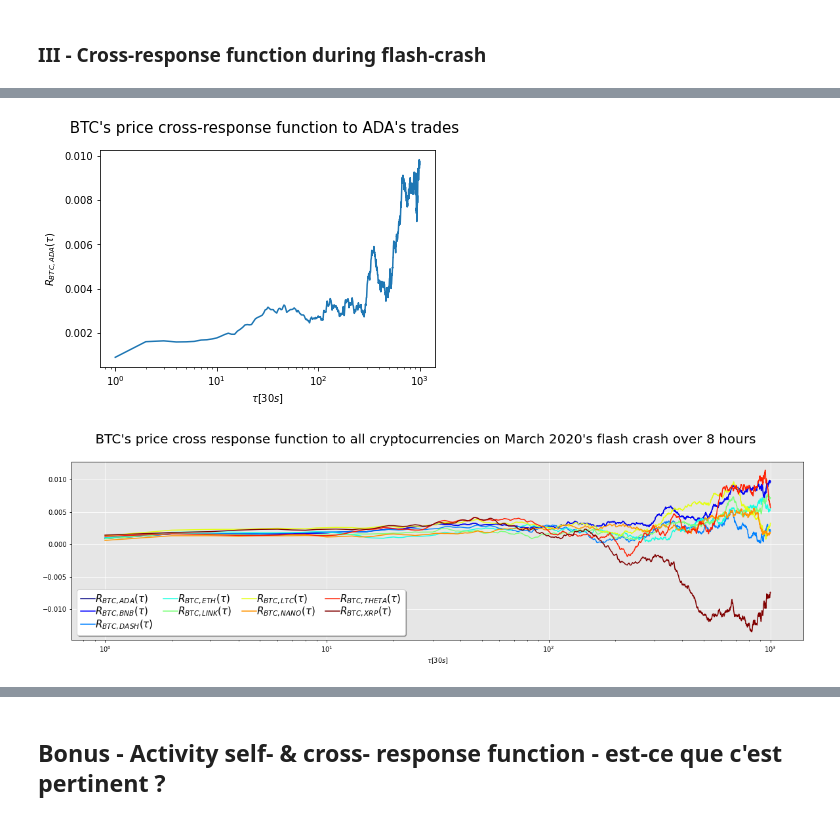
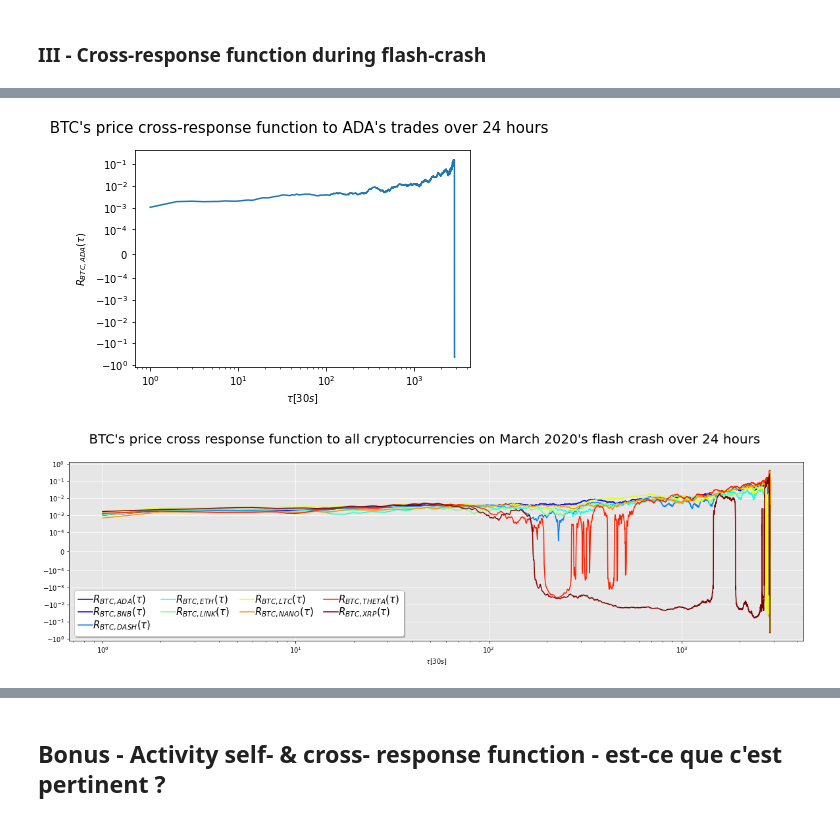
Before and after one commit to lpdbrx/FIN525-Bitcoin-Impact, a Jupyter notebook: Cross Cryptocurrency Response Function.ipynb, the cells around one changed output, grey strips where cells are left out. Cells and saved outputs as stored; diff of their text form; code cells hidden in the pictures.

```diff
--- a/Cross Cryptocurrency Response Function.ipynb
+++ b/Cross Cryptocurrency Response Function.ipynb
@@ -618,7 +630,7 @@ We can see that the bitcoin suffered two successive flash crashes between the 12
 fig, axs = plt.subplots(nrows=10, ncols=1, figsize=(20, 50), sharex=True)
 
 for i in range(len(axs)):
-    relevant_df = dataframe_range_dates(dfs[i], '2020-03-12 00:00:00', '2020-03-13 10:00:00')
+    relevant_df = dataframe_range_dates(dfs[i], '2020-03-12 06:00:00', '2020-03-13 06:00:00')
     axs[i].plot(relevant_df.index, relevant_df['mid_price'])
     axs[i].grid(which='major', axis='both', color='w')
     axs[i].set_facecolor((0.9,0.9,0.9))
@@ -626,7 +638,7 @@ for i in range(len(axs)):
     #axs[i].set_ylabel('Midprice')
 plt.xticks(rotation=40)
 plt.subplots_adjust(hspace = 0.4)
-title = ' ' + "All mid-prices on March 2020's flash crash "
+title = ' ' + "All mid-prices on March 12th-13th 2020's flash crash "
 fig.suptitle(title, fontsize=30, y=0.91)
 plt.savefig('images/'+title+'.png', dpi=300)
 plt.show()
@@ -643,9 +655,9 @@ flash_crash_dfs = [dataframe_range_dates(df, '2020-03-12 00:00:00', '2020-03-13
 # %%
 # Computing the self-response functions for each cryptocurrency
-flas_crash_rs = [compute_self_response(df, tau_max = 1000, dtau = 1) for df in flash_crash_dfs]
+#flas_crash_rs = [compute_self_response(df, tau_max = 3000, dtau = 1) for df in flash_crash_dfs]
 
 # Plotting the self-response functions over 8 hours for each cryptocurrency
-taus=range(1,1000,1)
+taus=range(1,3000,1)
 fig, axs = plt.subplots(nrows=10, ncols=1, figsize=(20, 50))
 for i in range(len(axs)):
     axs[i].plot(taus, flas_crash_rs[i])
@@ -655,9 +667,10 @@ for i in range(len(axs)):
     #axs[i].set_ylabel(symbs[i]+ ' ' + r'$R(\tau)$')
     axs[i].set_ylabel(r'$R(\tau)$')
     axs[i].set_xlabel(r'$\tau[30s]$')
+    axs[i].set_yscale('symlog', linthresh=1e-4)
     axs[i].set_xscale('log')
 plt.subplots_adjust(hspace = 0.4)
-title = " All price self-response functions over 8 hours on March 2020's flash crash "
+title = " All price self-response functions on March 2020's flash crash over 24 hours"
 fig.suptitle(title, fontsize=30, y=0.91)
 plt.savefig('images/'+title+'.png', dpi=300)
 plt.show()
@@ -666,11 +679,11 @@ plt.show()
 # %% [markdown]
 ### III - Cross-response function during flash-crash
 # %%
-flash_crash_dfs = [dataframe_range_dates(df, '2020-03-12 00:00:00', '2020-03-13 10:00:00') for df in dfs]
+flash_crash_dfs = [dataframe_range_dates(df, '2020-03-12 06:00:00', '2020-03-13 06:00:00') for df in dfs]
 
 # Compute ADA's cross response function to BTC
-ada_btc_c_r = compute_cross_response(flash_crash_dfs[0], flash_crash_dfs[1], tau_max = 1000, dtau = 1)
+ada_btc_c_r = compute_cross_response(flash_crash_dfs[0], flash_crash_dfs[1], tau_max = 3000, dtau = 1)
 
 # Plot ADA's cross response function to BTC
-plot_cross_response_function(ada_btc_c_r, 0, 1, range(1,1000,1))
+plot_cross_response_function(ada_btc_c_r, 0, 1, range(1,3000,1), duration_string="24 hours", y_log_scale=True)
 # %% [output]
@@ -678,20 +691,20 @@ plot_cross_response_function(ada_btc_c_r, 0, 1, range(1,1000,1))
 # %%
 # Compute BTC's cross response function to ADA
-btc_ada_c_r = compute_cross_response(flash_crash_dfs[1], flash_crash_dfs[0], tau_max = 1000, dtau = 1)
+btc_ada_c_r = compute_cross_response(flash_crash_dfs[1], flash_crash_dfs[0], tau_max = 3000, dtau = 1)
 
 # Plot BTC's cross response function to ADA
-plot_cross_response_function(btc_ada_c_r, 1, 0, range(1,1000,1))
+plot_cross_response_function(btc_ada_c_r, 1, 0, range(1,3000,1), duration_string="24 hours", y_log_scale=True)
 # %% [output]
-[figure, old version]
+[figure, new version]
 # %%
 # Plot BTC's cross response function to all cryptocurrencies
 
 # Compute
-taus=range(1,1000,1)
+taus=range(1,3000,1)
 btc_c_rs = []
 for i in range(len(symbs)):
     if i!=1:
-        btc_c_r = compute_cross_response(flash_crash_dfs[1], flash_crash_dfs[i], tau_max = 1000, dtau = 1)
+        btc_c_r = compute_cross_response(flash_crash_dfs[1], flash_crash_dfs[i], tau_max = 3000, dtau = 1)
     btc_c_rs.append(btc_c_r)
 btc_c_rs = np.array(btc_c_rs)
 
@@ -700,35 +713,36 @@ fig, ax = plt.subplots(nrows=1, ncols=1, figsize=(20, 5))#, sharex=True)
 num_plots = 9
 colormap = plt.cm.gist_ncar
 plt.gca().set_prop_cycle(plt.cycler('color', plt.cm.jet(np.linspace(0, 1, num_plots))))
 ax.set_prop_cycle(plt.cycler('color', plt.cm.jet(np.linspace(0, 1, num_plots))))
 ax.grid(which='major', axis='both', color='w')
 ax.set_facecolor((0.9,0.9,0.9))
 ax.set_xlabel(r'$\tau[30s]$')
+ax.set_yscale('symlog',linthresh=1e-4)
 ax.set_xscale('log')
 labels = []
 
 # Iterating through each cryptocurrency
 for x in range(len(btc_c_rs)-1):
     if x<1:
         j = x
     else:
         j = x+1
     labels.append(r'$R_{'+ symbs[1] + ', '+ symbs[j] + '}'+ r'(\tau)$')
     ax.plot(taus, btc_c_rs[x])
 
 # Add legend
 ax.legend(labels, ncol=4, loc='lower left', fontsize=15,
    columnspacing=1.0, labelspacing=0.0,
    handletextpad=0.0, handlelength=1.5,
    fancybox=True, shadow=True)
 
 # Add title and save
-title = ' ' + "BTC's price cross response function to all cryptocurrencies on March 2020's flash crash over 8 hours "
+title = ' ' + "BTC's price cross response function to all cryptocurrencies on March 2020's flash crash over 24 hours "
 fig.suptitle(title, fontsize=20, y=1)
 plt.savefig('images/'+title+'.png', dpi=300)
 plt.show()
 # %% [output]
-[figure, old version]
+[figure, new version]
 # %%
 # Plot all cryptocurrencies' cross response function to BTC
 
```
Also changed, not shown: parts of 15 cells of this notebook, 4 other files.
